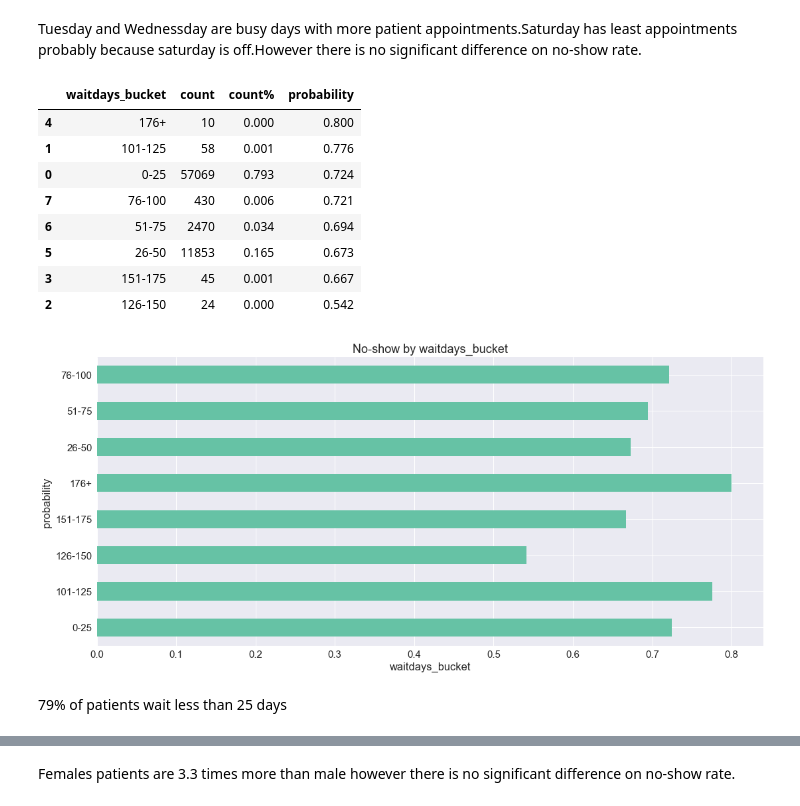
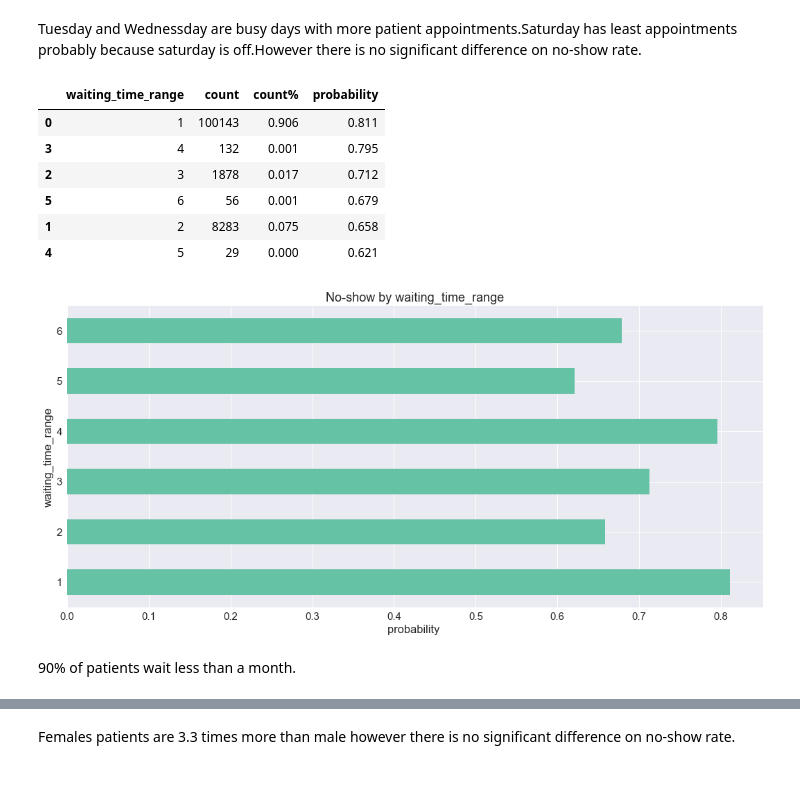
Before and after one commit to sandyabhat24/noShowup, a Jupyter notebook: noshowup.ipynb, the cells around one changed output, grey strips where cells are left out. Cells and saved outputs as stored; diff of their text form; code cells hidden in the pictures; blank space fills up the shorter version.

```diff
--- a/noshowup.ipynb
+++ b/noshowup.ipynb
@@ -138,3 +143,9 @@ no_show.head()
+# %%
+#created risk score column by calculating (no of appointments they didn't show up/ total appointment booked)
+no_show['no_of_noshows'] = no_show.groupby('PatientId')[['no_show']].transform('sum')
+no_show['total_appointment'] = no_show.groupby('PatientId')[['no_show']].transform('count')
+
+no_show['risk_score'] = no_show.no_of_noshows / no_show.total_appointment
 # %%
 # checking if there are any missing values
 
@@ -172,12 +183,6 @@ Name: No-show, dtype: int64
 le = preprocessing.LabelEncoder()
 le.fit(['F', 'M'])
 no_show['num_gender']=le.transform(no_show['Gender'])
-le.fit(['No', 'Yes'])
-no_show['numNoshow']=le.transform(no_show['No-show'])
 # %%
 # there is 1 invalid record which is negative. I am selecting only the valid age.
 no_show=no_show[no_show.Age>=0]
-# %%
-no_show['Waitdays'] = no_show['WaitTime'].dt.days
-#Some records has scheduledday greater than appointmentday. so I am deleting those records
-no_show=no_show[no_show['Waitdays']>-1]
@@ -245,23 +218,33 @@ def visualize_feature(df, feature):
     else:
         figsize = (8, 3)
 
-    if feature in ['age_bucket','Neighbourhood','Waitdays','day']:
+    if feature in ['age_bucket','Neighbourhood','WaitTime','day','month']:
         kind = 'bar'
     else:
         kind = 'barh'
 
     sort_column = feature
-    p = no_show.pivot_table(index=feature, values='numNoshow', aggfunc={'numNoshow': ['count', 'mean']}).reset_index()
+    p = no_show.pivot_table(index=feature, values='no_show', aggfunc={'no_show': ['count', 'mean']}).reset_index()
     p['count%'] = p['count'] / p['count'].sum()
-    p['mean']=1-p['mean']
+   # p['mean']=1-p['mean']
     p = p[[feature, 'count', 'count%', 'mean']]
     p.rename(index=str, columns={'mean': 'probability'}, inplace=True)
     display(p.round({'count%': 3, 'probability': 3}).sort_values(by='probability', ascending=False))
-    pivot_mean = no_show.pivot_table(index=feature, values='numNoshow', aggfunc='mean').reset_index().sort_values(by=sort_column, ascending=True)
-    pivot_mean['noshow'] = 1 - pivot_mean['numNoshow']
-    ax = pivot_mean.plot(x=feature, y='noshow', kind=kind, figsize=figsize, colormap='Set2', title = 'No-show by %s' %feature, legend=False)
-    ax.set_xlabel(feature)
-    ax.set_ylabel('probability ')
+    pivot_mean = no_show.pivot_table(index=feature, values='no_show', aggfunc='mean').reset_index().sort_values(by=sort_column, ascending=True)
+    pivot_mean['noshow'] = pivot_mean['no_show']
+    if feature=='day':
+        dict_week = {'Monday': 1,'Tuesday': 2,'Wednesday': 3,'Thursday': 4,'Friday': 5,'Saturday': 6, 'Sunday': 0}
+        pivot_mean[feature]=sorted(pivot_mean[feature], key=dict_week.__getitem__)
+        ax = pivot_mean.plot(x=feature, y='noshow', kind=kind, figsize=figsize, colormap='Set2', title = 'No-show by %s' %feature, legend=False)
+        ax.set_xlabel(feature)
+        ax.set_ylabel('probability ')
+    else:
+        ax = pivot_mean.plot(x=feature, y='noshow', kind=kind, figsize=figsize, colormap='Set2', title = 'No-show by %s' %feature, legend=False)
+        ax.set_xlabel(feature)
+        ax.set_ylabel('probability ')
+    if  kind == 'barh':
+        ax.set_xlabel('probability ')
+        ax.set_ylabel(feature)
     plt.show()
 # %%
 no_show['month'] = no_show['AppointmentDay'].dt.month
@@ -290,20 +273,18 @@ visualize_feature(no_show, 'day')
 Tuesday and Wednessday are busy days with more patient appointments.Saturday has least appointments probably because saturday is off.However there is no significant difference on no-show rate.
 # %%
 
-visualize_feature(no_show, 'waitdays_bucket')
+visualize_feature(no_show, 'waiting_time_range')
 # %% [output]
-|  | waitdays_bucket | count | count% | probability |
-| 4 | 176+ | 10 | 0.000 | 0.800 |
-| 1 | 101-125 | 58 | 0.001 | 0.776 |
-| 0 | 0-25 | 57069 | 0.793 | 0.724 |
-| 7 | 76-100 | 430 | 0.006 | 0.721 |
-| 6 | 51-75 | 2470 | 0.034 | 0.694 |
-| 5 | 26-50 | 11853 | 0.165 | 0.673 |
-| 3 | 151-175 | 45 | 0.001 | 0.667 |
-| 2 | 126-150 | 24 | 0.000 | 0.542 |
+|  | waiting_time_range | count | count% | probability |
+| 0 | 1 | 100143 | 0.906 | 0.811 |
+| 3 | 4 | 132 | 0.001 | 0.795 |
+| 2 | 3 | 1878 | 0.017 | 0.712 |
+| 5 | 6 | 56 | 0.001 | 0.679 |
+| 1 | 2 | 8283 | 0.075 | 0.658 |
+| 4 | 5 | 29 | 0.000 | 0.621 |
-[figure, old version]
+[figure, new version]
 # %% [markdown]
-79% of patients wait less than 25 days
+90% of patients wait less than a month.
 # %%
 visualize_feature(no_show, 'Gender')
 # %% [output]
```
Also changed, not shown: parts of 70 cells of this notebook.
